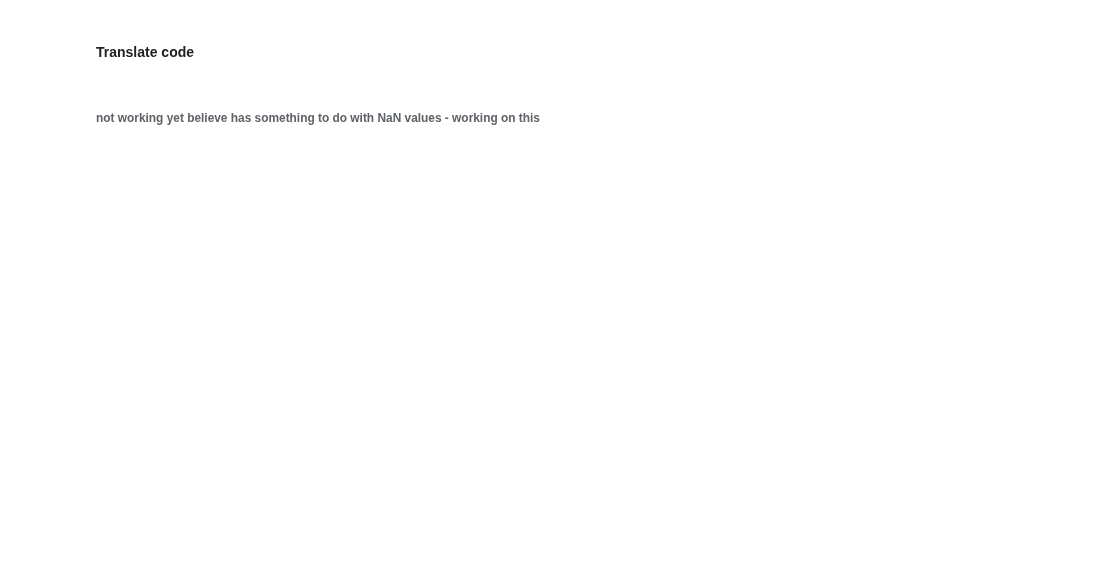
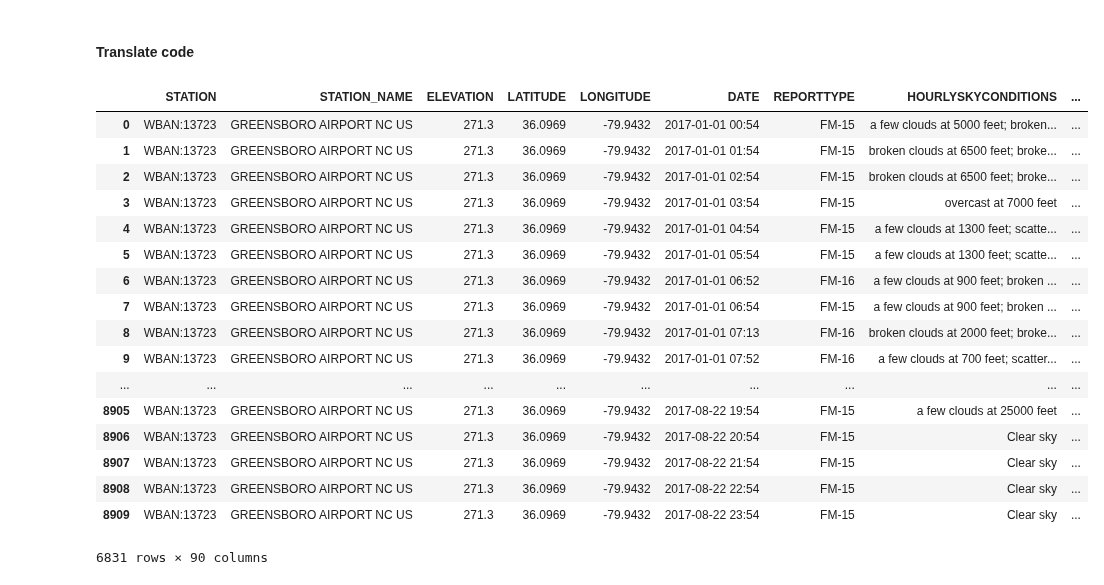
Before and after one commit to UNCG-CSE/Library-Computer-Usage-Analysis, a Jupyter notebook: src/GSOWeatherParseTest.ipynb, the cells around one changed output. Saved outputs shown, nothing was run; the diff lists cells and outputs as text; code cells hidden in the pictures; blank space fills up the shorter version.

Commit message:
Fixed the errors in translating the Sky and Weather codes. Displayed the values that contained "s"

```diff
--- a/src/GSOWeatherParseTest.ipynb
+++ b/src/GSOWeatherParseTest.ipynb
@@ -161,7 +115,23 @@ splitting_x
+# %%
+def skyConditionsFormat(x):
+    splitting_x = re.split('(\W+)', x)
+    for i in splitting_x:
+        if i == ' ':
+            pass
+        elif len(i) < 5:
+            hash2 = i[:3] + '0' + i[3:]
+            splitting_x = [j.replace(i, hash2) for j in splitting_x]
+        else:
+            pass
+    return ''.join(splitting_x)
 # %%
 def getSkyConditions(x):
-    if x == 'CLR:00':
+    if x in ('CLR:00', 'CLR00:000000', 'CLR0:0000'):
         return 'Clear sky'
+    elif x in ('X00 SCT70', '0'):
+        pass
+    elif "s" in x:
+        pass
     else:
         obs = Metar.Metar(x)
         return obs.sky_conditions()
@@ -179,0 +156,2 @@ df
+# %%
+df['HOURLYSKYCONDITIONS'] = df['HOURLYSKYCONDITIONS'].replace(np.nan, '', regex=True)
@@ -180,9 +168,25 @@ df
 # %% [markdown]
 #### Translate code
 # %%
-#top['HOURLYSKYCONDITIONS'] = top['HOURLYSKYCONDITIONS'].apply(getSkyConditions)
-#top
-df['HOURLYSKYCONDITIONS'] = top['HOURLYSKYCONDITIONS'].apply(getSkyConditions)
+df['HOURLYSKYCONDITIONS'] = df['HOURLYSKYCONDITIONS'].apply(skyConditionsFormat)
+df['HOURLYSKYCONDITIONS'] = df['HOURLYSKYCONDITIONS'].apply(getSkyConditions)
 df
+# %% [output]
+|  | STATION | STATION_NAME | ELEVATION | LATITUDE | LONGITUDE | DATE | REPORTTYPE | HOURLYSKYCONDITIONS | ... |
+| 0 | WBAN:13723 | GREENSBORO AIRPORT NC US | 271.3 | 36.0969 | -79.9432 | 2017-01-01 00:54 | FM-15 | a few clouds at 5000 feet; broken... | ... |
+| 1 | WBAN:13723 | GREENSBORO AIRPORT NC US | 271.3 | 36.0969 | -79.9432 | 2017-01-01 01:54 | FM-15 | broken clouds at 6500 feet; broke... | ... |
+| 2 | WBAN:13723 | GREENSBORO AIRPORT NC US | 271.3 | 36.0969 | -79.9432 | 2017-01-01 02:54 | FM-15 | broken clouds at 6500 feet; broke... | ... |
+| 3 | WBAN:13723 | GREENSBORO AIRPORT NC US | 271.3 | 36.0969 | -79.9432 | 2017-01-01 03:54 | FM-15 | overcast at 7000 feet | ... |
+| 4 | WBAN:13723 | GREENSBORO AIRPORT NC US | 271.3 | 36.0969 | -79.9432 | 2017-01-01 04:54 | FM-15 | a few clouds at 1300 feet; scatte... | ... |
+| 5 | WBAN:13723 | GREENSBORO AIRPORT NC US | 271.3 | 36.0969 | -79.9432 | 2017-01-01 05:54 | FM-15 | a few clouds at 1300 feet; scatte... | ... |
+| 6 | WBAN:13723 | GREENSBORO AIRPORT NC US | 271.3 | 36.0969 | -79.9432 | 2017-01-01 06:52 | FM-16 | a few clouds at 900 feet; broken ... | ... |
+| 7 | WBAN:13723 | GREENSBORO AIRPORT NC US | 271.3 | 36.0969 | -79.9432 | 2017-01-01 06:54 | FM-15 | a few clouds at 900 feet; broken ... | ... |
+| 8 | WBAN:13723 | GREENSBORO AIRPORT NC US | 271.3 | 36.0969 | -79.9432 | 2017-01-01 07:13 | FM-16 | broken clouds at 2000 feet; broke... | ... |
+| 9 | WBAN:13723 | GREENSBORO AIRPORT NC US | 271.3 | 36.0969 | -79.9432 | 2017-01-01 07:52 | FM-16 | a few clouds at 700 feet; scatter... | ... |
+| ... | ... | ... | ... | ... | ... | ... | ... | ... | ... |
+| 8905 | WBAN:13723 | GREENSBORO AIRPORT NC US | 271.3 | 36.0969 | -79.9432 | 2017-08-22 19:54 | FM-15 | a few clouds at 25000 feet | ... |
+| 8906 | WBAN:13723 | GREENSBORO AIRPORT NC US | 271.3 | 36.0969 | -79.9432 | 2017-08-22 20:54 | FM-15 | Clear sky | ... |
+| 8907 | WBAN:13723 | GREENSBORO AIRPORT NC US | 271.3 | 36.0969 | -79.9432 | 2017-08-22 21:54 | FM-15 | Clear sky | ... |
+| 8908 | WBAN:13723 | GREENSBORO AIRPORT NC US | 271.3 | 36.0969 | -79.9432 | 2017-08-22 22:54 | FM-15 | Clear sky | ... |
+| 8909 | WBAN:13723 | GREENSBORO AIRPORT NC US | 271.3 | 36.0969 | -79.9432 | 2017-08-22 23:54 | FM-15 | Clear sky | ... |
+6831 rows × 90 columns
-# %% [markdown]
-###### not working yet believe has something to do with NaN values - working on this
```
Also changed, not shown: parts of 28 cells of this notebook, 1 other file.
